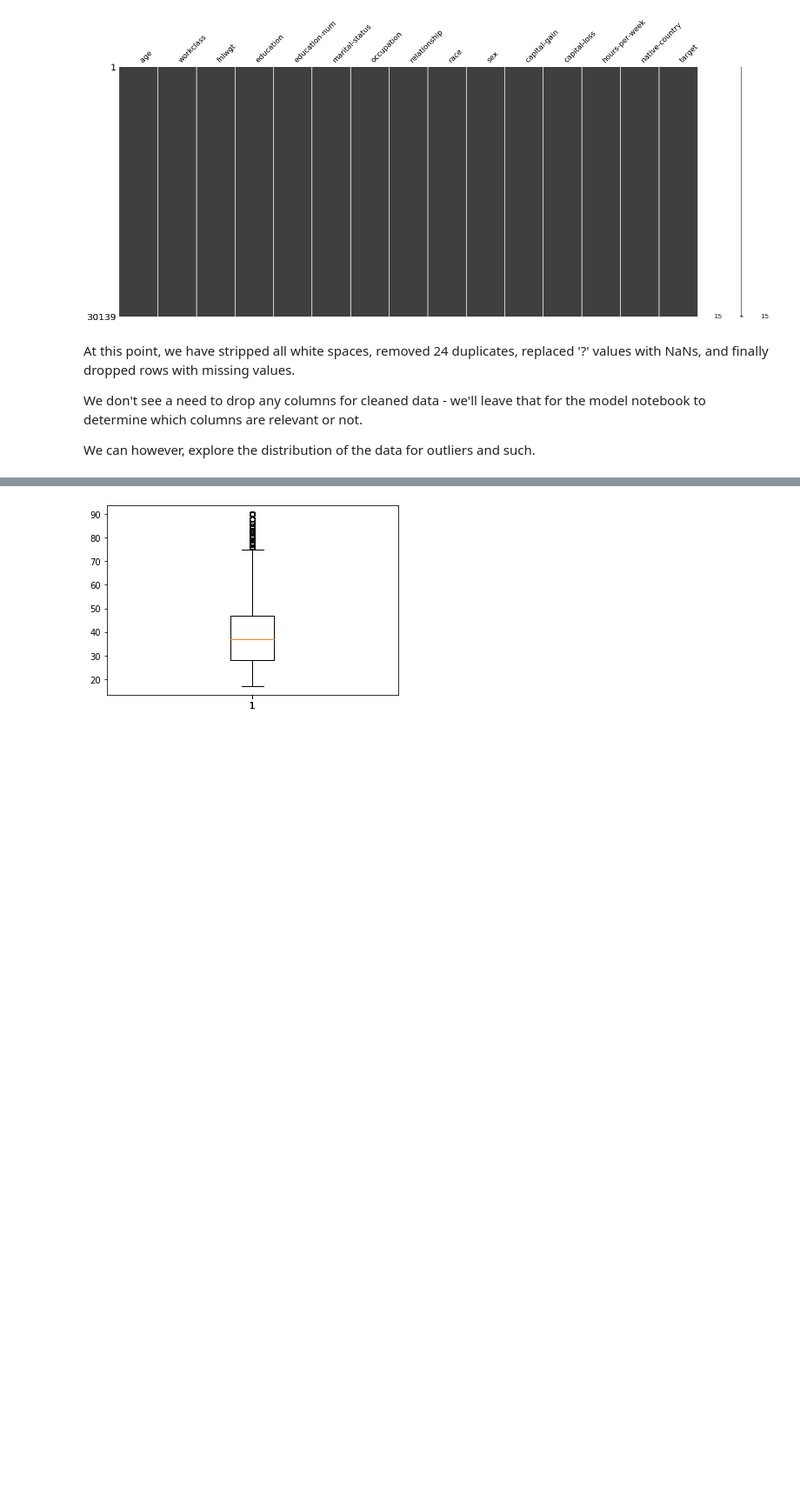
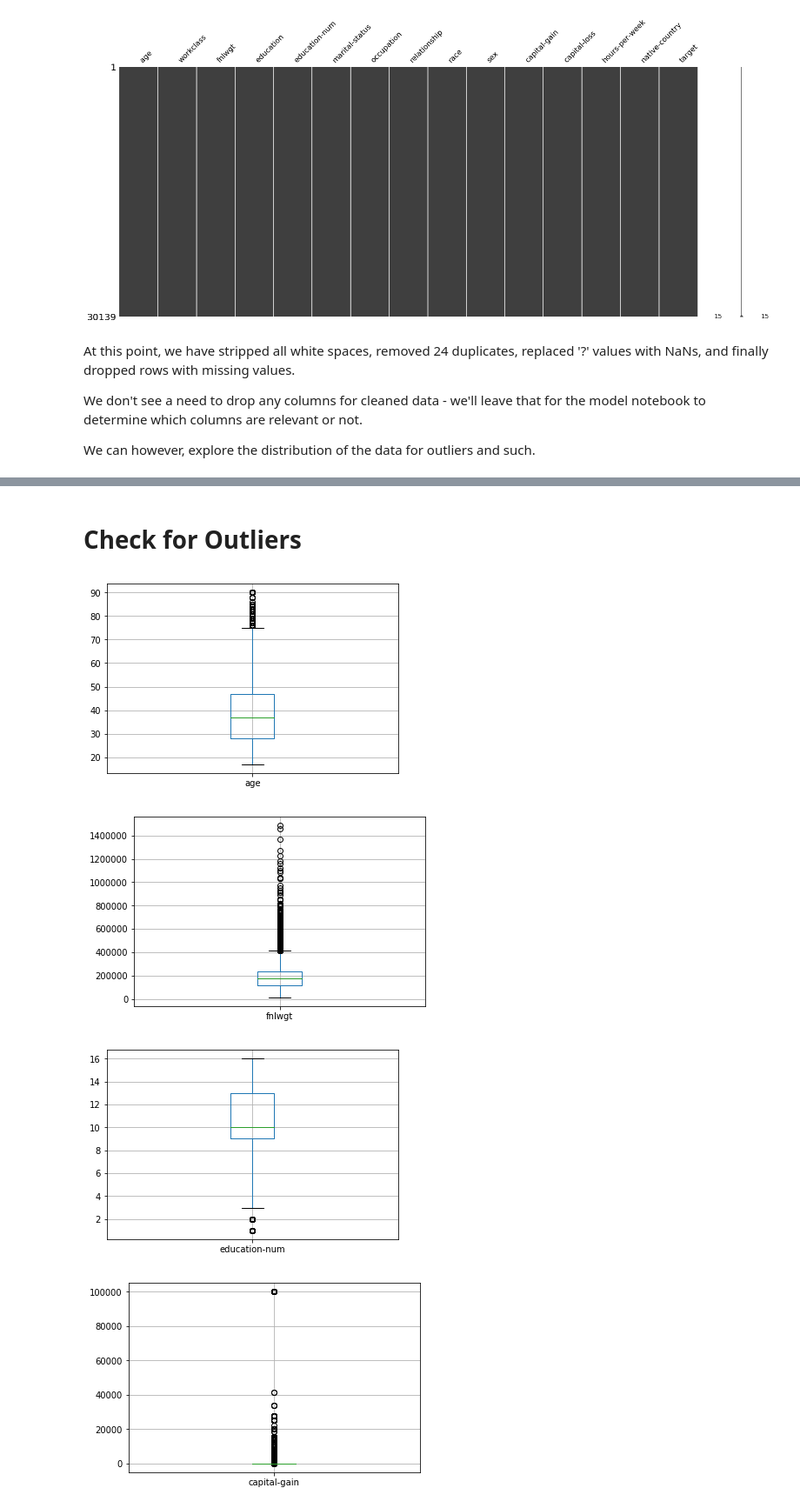
Before and after one commit to AmmarAli118/coachmod5project, a Jupyter notebook: 2_data_cleaning.ipynb, the cells around one changed output, grey strips where cells are left out. Shown: that part at 87% size. Drawn from its saved outputs; the diff is of its cells as text; code cells hidden in the pictures; blank space fills up the shorter version.

Commit message:
lots of data cleaning. Need to train_test_split before removing outliers

```diff
--- a/2_data_cleaning.ipynb
+++ b/2_data_cleaning.ipynb
@@ -57,7 +69,15 @@ We can however, explore the distribution of the data for outliers and such.
+# %% [markdown]
+# Check for Outliers
 # %%
 continuous_columns = list(adultDF.describe().columns)
 # %%
+import matplotlib.pyplot as plt
+
 for column in continuous_columns:
-    plt.boxplot(adultDF.age)
+    plt.figure()
+    adultDF.boxplot([column])
 # %% [output]
-[figure, old version]
+[figure, new version]
+[figure, added]
+[figure, added]
+[figure, added]
```
Also changed, not shown: parts of 6 cells of this notebook, 1 other file.
